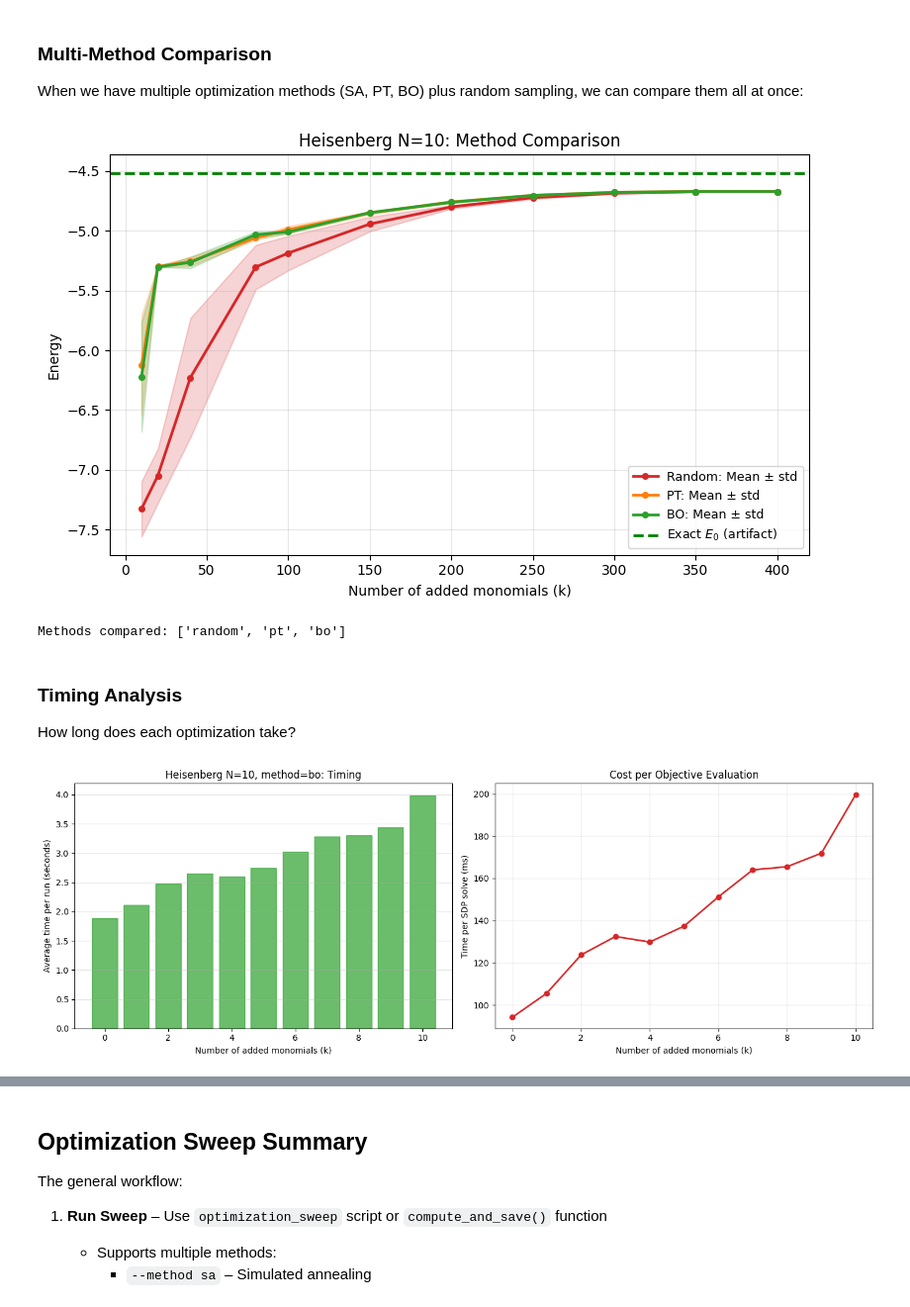
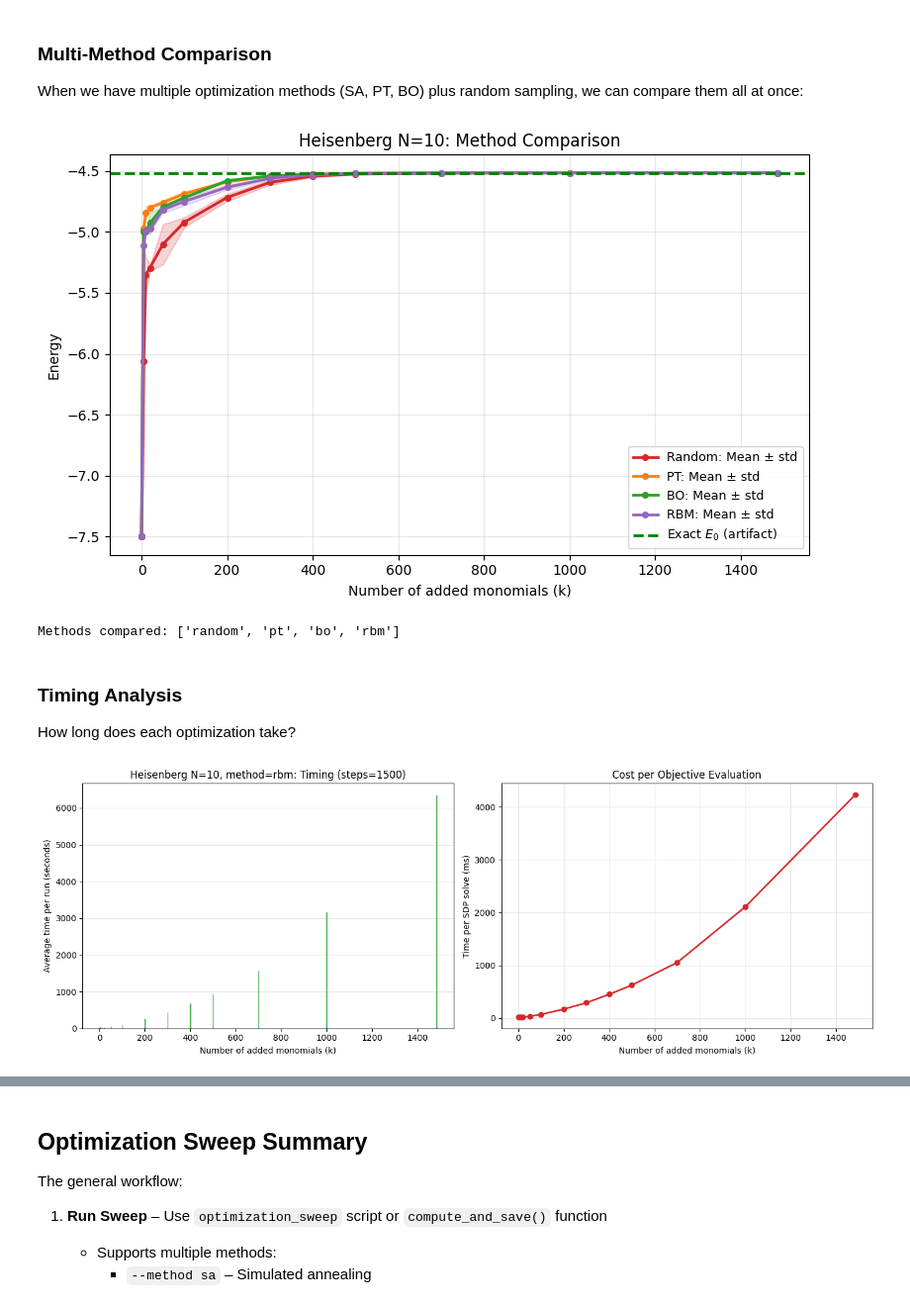
Before and after one commit to Ciscone7/OptimalMomentsNPA, a Jupyter notebook: workflow_demo.ipynb, the cells around one changed output, grey strips where cells are left out. Shown at 99% size. Saved outputs shown, nothing was run; the diff lists cells and outputs as text; code cells hidden in the pictures.

```diff
--- a/workflow_demo.ipynb
+++ b/workflow_demo.ipynb
@@ -471,7 +487,7 @@ try:
         N=10,
         boundary="periodic",
         start_level=1,
-        end_level=2,
+        end_basis="heisenberg_simple",
         methods=["random", "pt", "bo", "rbm"],  # Will skip methods without data
     )
     print(f"Methods compared: {method_comparison['methods']}")
@@ -479,8 +495,8 @@ except FileNotFoundError as e:
     print(f"Note: {e}")
     print("Run more optimization methods to see a full comparison.")
 # %% [output]
-[figure, old version]
+[figure, new version]
-Methods compared: ['random', 'pt', 'bo']
+Methods compared: ['random', 'pt', 'bo', 'rbm']
 # %% [markdown]
 ### Timing Analysis
 
@@ -488,14 +504,14 @@ How long does each optimization take?
 # %%
 # Plot timing information
 from plots import plot_optimization_timing
 
 _ = plot_optimization_timing(
     model="heisenberg",
     N=10,
     boundary="periodic",
     start_level=1,
-    end_level=2,
-    method="bo",
+    end_basis="heisenberg_simple",
+    method="rbm",
 )
 # %% [output]
-[figure, old version]
+[figure, new version]
```
Also changed, not shown: parts of 13 cells of this notebook, 2 other files.
